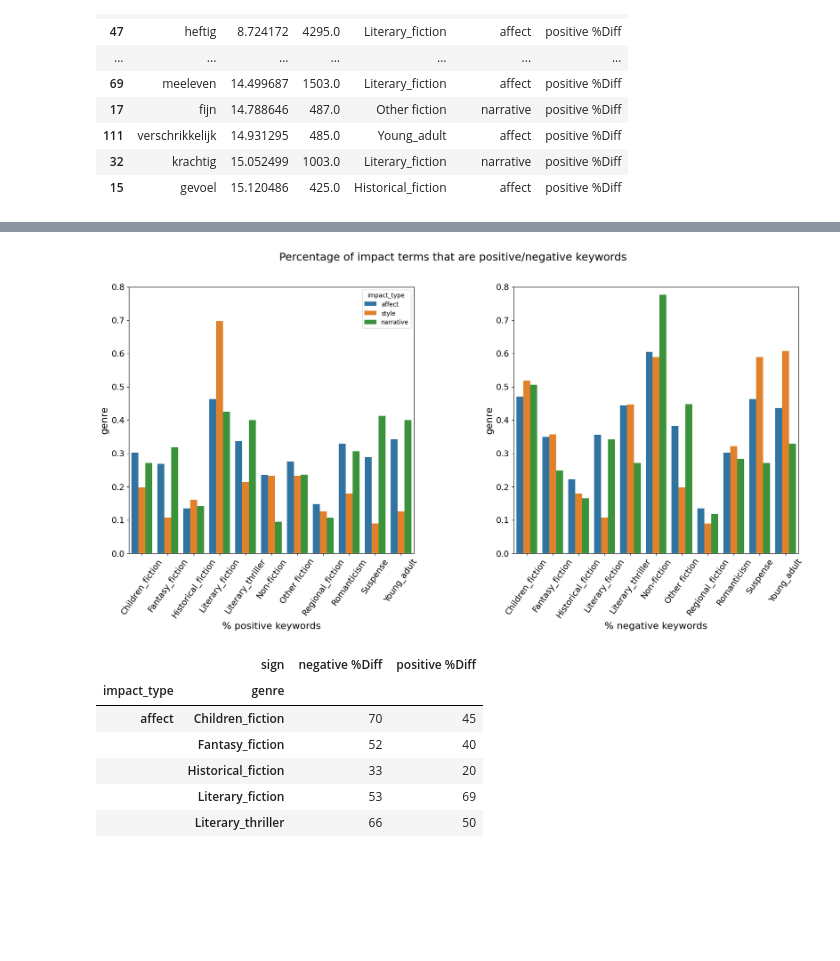
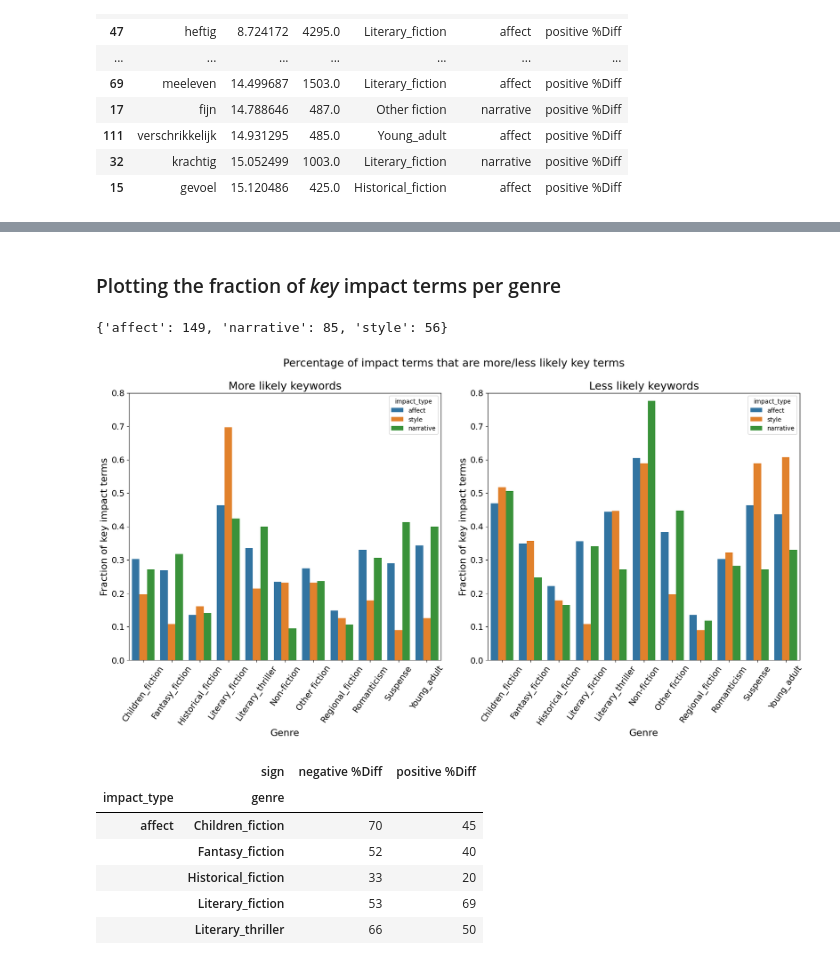
Before and after one commit to impact-and-fiction/jcls-2024-topic-genre-impact, a Jupyter notebook: notebooks/keyness-analysis-percent_diff.ipynb, the cells around one changed output, grey strips where cells are left out. Saved outputs shown, nothing was run; the diff lists cells and outputs as text; code cells hidden in the pictures; blank space fills up the shorter version.

```diff
--- a/notebooks/keyness-analysis-percent_diff.ipynb
+++ b/notebooks/keyness-analysis-percent_diff.ipynb
@@ -516,42 +391,59 @@ percent_diff.loc['drama'].rename(columns=genre_map_short)
+# %% [markdown]
+### Plotting the fraction of _key_ impact terms per genre
+# %%
+# Number of impact terms per impact type derived from the
+# rules of the Dutch Reading Impact Model
+num_impact_terms = {
+    'affect': 149,
+    'narrative': 85,
+    'style': 56
+}
+# %% [output]
+{'affect': 149, 'narrative': 85, 'style': 56}
 # %%
-sdf
-impact_type = 'affect'
 df_list = []
 for impact_type in impact_types:
+    # the number of _key_ terms per genre divided by the total number of impact terms
+    # for the given impact type
     impact_terms_frac = num_terms_genre.loc[impact_type] / num_impact_terms[impact_type]
-    #impact_terms_frac = impact_terms_frac.T
+    # add a column with the impact type
     impact_terms_frac['impact_type'] = impact_type
-    #impact_terms_frac = impact_terms_frac.reset_index().set_index(['impact_type', 'sign']).T
     df_list.append(impact_terms_frac)
 
+# concatenate the fraction of key impact terms per impact type
+# into a single data frame
 impact_terms_frac = pd.concat(df_list)
-impact_terms_frac#.style.format(precision=2).background_gradient(axis=None)
 
+# plot bar charts for the fractions of positive (more likely) and negative
+# (less likely) terms per genre and per impact type
 fig, ax = plt.subplots(1, 2)
 sns.barplot(data=impact_terms_frac.reset_index(), x='genre', y='positive %Diff', hue='impact_type', ax=ax[0])
 sns.barplot(data=impact_terms_frac.reset_index(), x='genre', y='negative %Diff', hue='impact_type', ax=ax[1])
 
-ax[0].set_xlabel('% positive keywords', fontsize=16)
-ax[1].set_xlabel('% negative keywords', fontsize=16)
-ax[0].set_ylabel('genre', fontsize=16)
-ax[1].set_ylabel('genre', fontsize=16)
+ax[0].set_title('More likely keywords', fontsize=18)
+ax[1].set_title('Less likely keywords', fontsize=18)
+
+ax[0].set_xlabel('Genre', fontsize=16)
+ax[1].set_xlabel('Genre', fontsize=16)
+ax[0].set_ylabel('Fraction of key impact terms', fontsize=16)
+ax[1].set_ylabel('Fraction of key impact terms', fontsize=16)
 
 ax[0].tick_params(axis='both', which='major', labelsize=14)
 ax[1].tick_params(axis='both', which='major', labelsize=14)
 ax[0].tick_params(axis='x', labelrotation=55)
 ax[1].tick_params(axis='x', labelrotation=55)
 
 ax[0].set_ylim(0, 0.8)
 ax[1].set_ylim(0, 0.8)
 
-fig.suptitle('Percentage of impact terms that are positive/negative keywords', fontsize=18)
-ax[1].get_legend().remove()
-#ax[1].legend(bbox_to_anchor=(1, 1))
-plt.subplots_adjust(left=None, bottom=None, right=None, top=None, wspace=0.35, hspace=None)
+fig.suptitle('Percentage of impact terms that are more/less likely key terms', fontsize=18)
 
-#fig.tight_layout()
+
+# Ensure there is enough horizontal space between the two plots
+plt.subplots_adjust(left=None, bottom=None, right=None, top=None, wspace=0.15, hspace=None)
+
 fig.set_size_inches(20, 8)
 fig.savefig('../images/num_key_terms_per_genre.png', dpi=150)
 # %% [output]
-[figure, old version]
+[figure, new version]
 # %%
```
Also changed, not shown: parts of 64 cells of this notebook, 3 other files.
